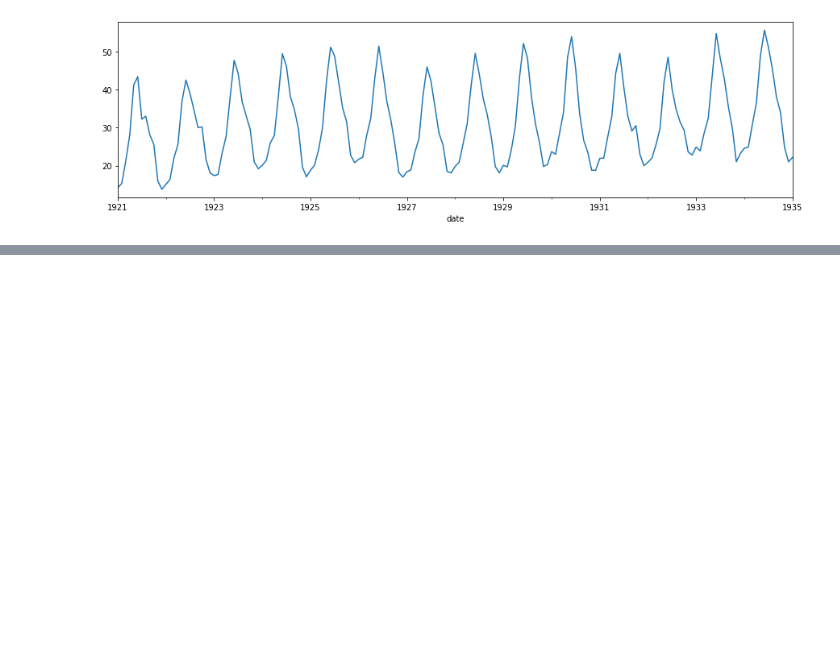
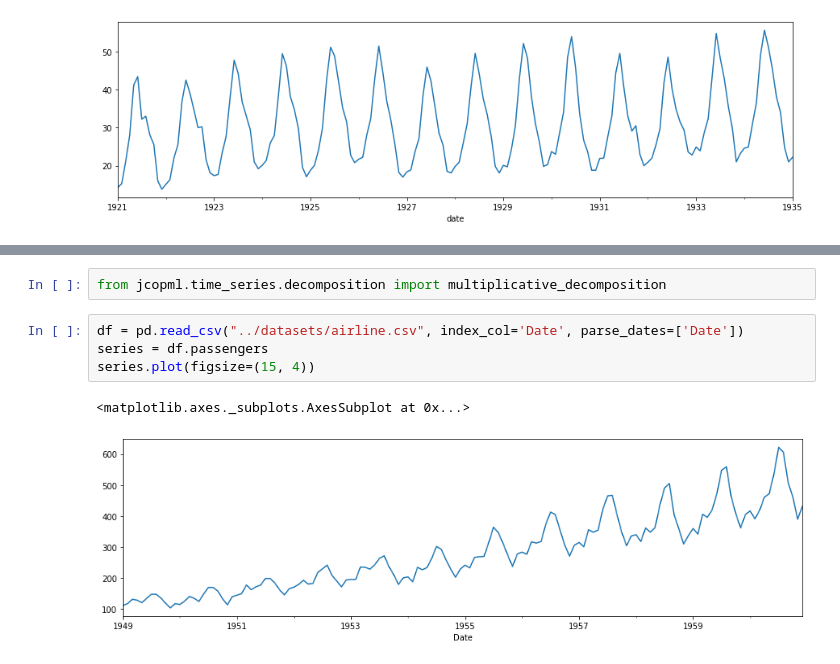
Before and after one commit to rshby/belajar_sendiri, a Jupyter notebook: Forecasting/1- Komponen Forecasting.ipynb, the cells around one changed output, grey strips where cells are left out. Cells and saved outputs as stored; diff of their text form; blank space fills up the shorter version.

```diff
--- a/Forecasting/1- Komponen Forecasting.ipynb
+++ b/Forecasting/1- Komponen Forecasting.ipynb
@@ -15,0 +22,9 @@ series.plot(figsize=(15, 4))
+# %%
+from jcopml.time_series.decomposition import multiplicative_decomposition
+# %%
+df = pd.read_csv("../datasets/airline.csv", index_col='Date', parse_dates=['Date'])
+series = df.passengers
+series.plot(figsize=(15, 4))
+# %% [output]
+<matplotlib.axes._subplots.AxesSubplot at 0x...>
+[figure, added]
```
Also changed, not shown: parts of 2 cells of this notebook.
